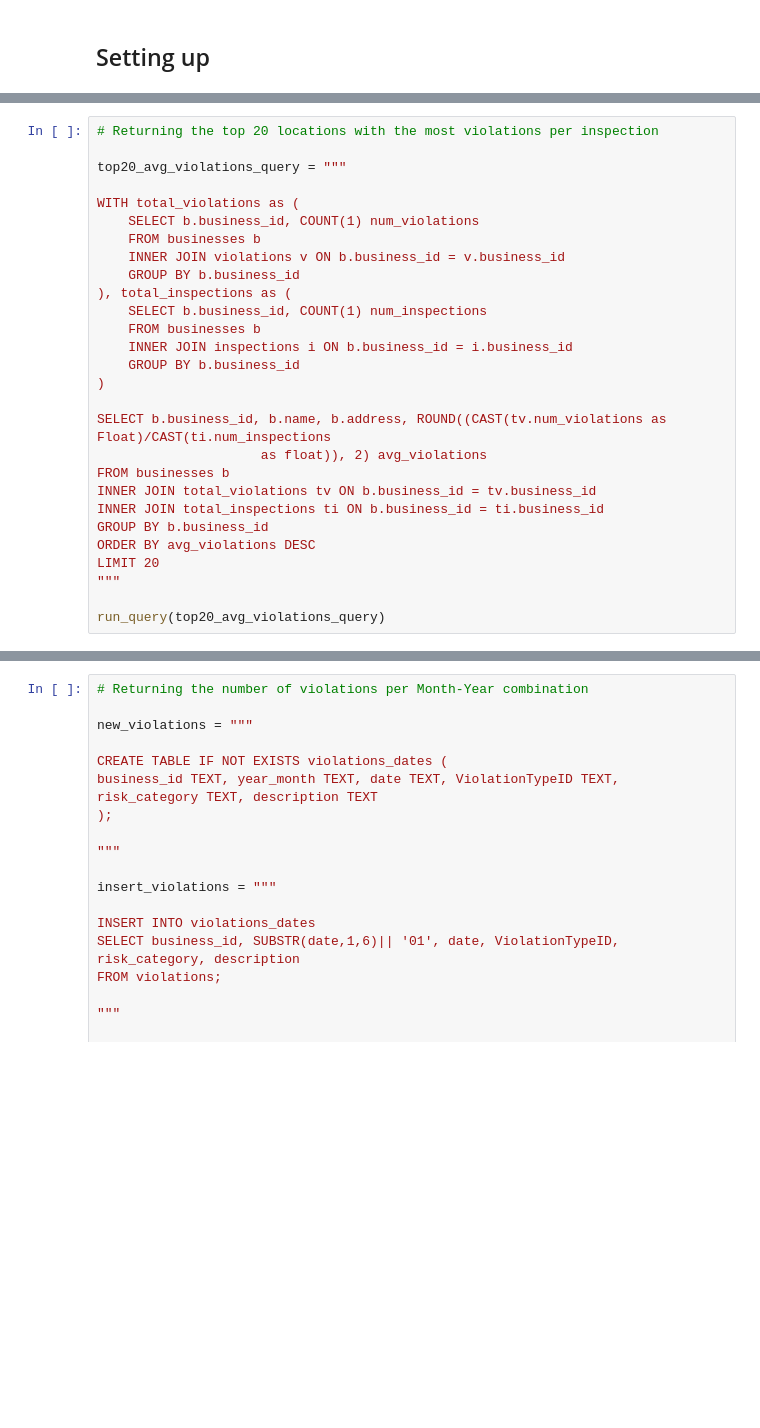
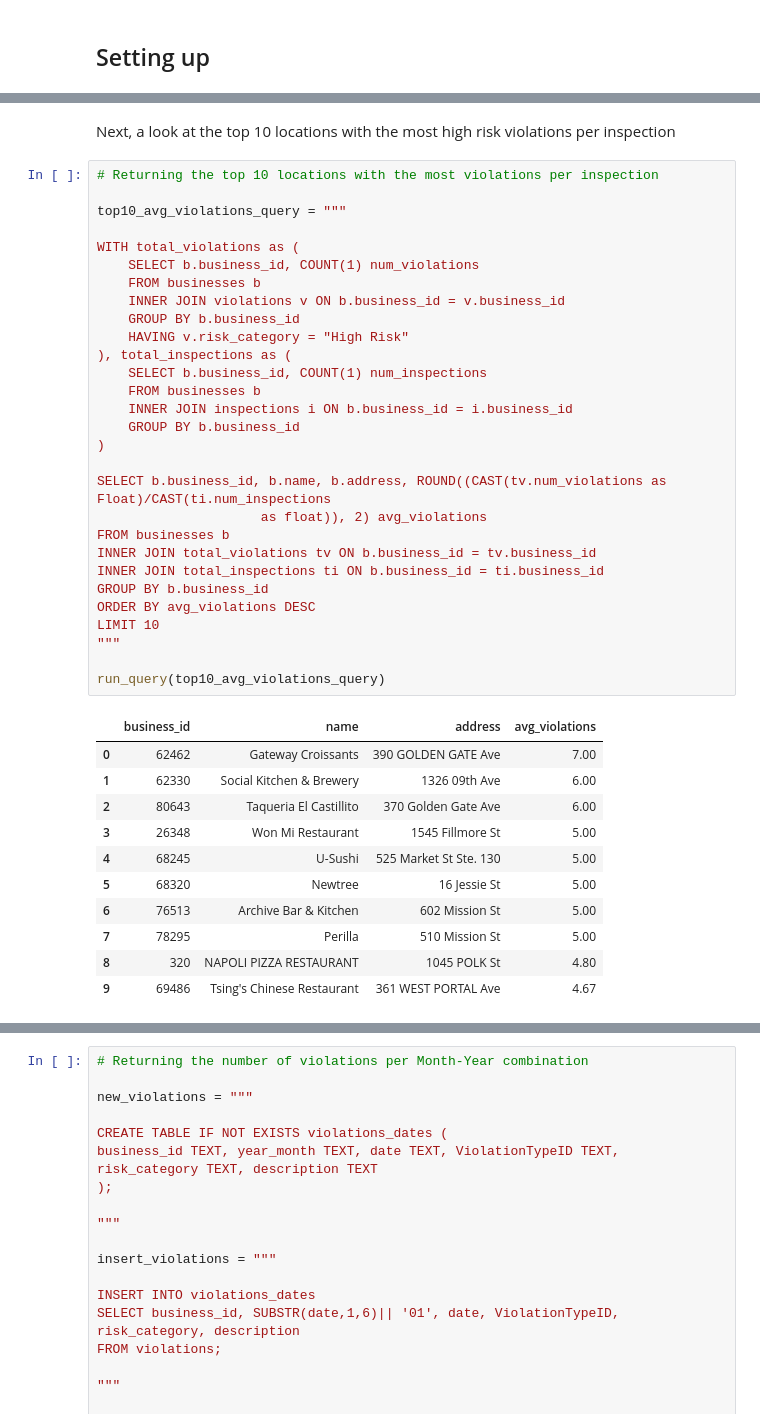
Before and after one commit to the-aaj/portfolio, a Jupyter notebook: San Francisco Health Inspections/San Francisco Restaurant Scores.ipynb, the cells around one changed output, grey strips where cells are left out. Drawn from its saved outputs; the diff is of its cells as text; blank space fills up the shorter version.

```diff
--- a/San Francisco Health Inspections/San Francisco Restaurant Scores.ipynb
+++ b/San Francisco Health Inspections/San Francisco Restaurant Scores.ipynb
@@ -79,28 +108,43 @@ run_query(top20_violations_query)
+# %% [markdown]
+Next, a look at the top 10 locations with the most high risk violations per inspection
 # %%
-# Returning the top 20 locations with the most violations per inspection
+# Returning the top 10 locations with the most violations per inspection
 
-top20_avg_violations_query = """
+top10_avg_violations_query = """
 
 WITH total_violations as (
     SELECT b.business_id, COUNT(1) num_violations
     FROM businesses b
     INNER JOIN violations v ON b.business_id = v.business_id
     GROUP BY b.business_id
+    HAVING v.risk_category = "High Risk"
 ), total_inspections as (
     SELECT b.business_id, COUNT(1) num_inspections
     FROM businesses b
     INNER JOIN inspections i ON b.business_id = i.business_id
     GROUP BY b.business_id
 )
 
 SELECT b.business_id, b.name, b.address, ROUND((CAST(tv.num_violations as Float)/CAST(ti.num_inspections
                      as float)), 2) avg_violations
 FROM businesses b
 INNER JOIN total_violations tv ON b.business_id = tv.business_id
 INNER JOIN total_inspections ti ON b.business_id = ti.business_id
 GROUP BY b.business_id
 ORDER BY avg_violations DESC
-LIMIT 20
+LIMIT 10
 """
 
-run_query(top20_avg_violations_query)
+run_query(top10_avg_violations_query)
+# %% [output]
+|  | business_id | name | address | avg_violations |
+| 0 | 62462 | Gateway Croissants | 390 GOLDEN GATE Ave | 7.00 |
+| 1 | 62330 | Social Kitchen & Brewery | 1326 09th Ave | 6.00 |
+| 2 | 80643 | Taqueria El Castillito | 370 Golden Gate Ave | 6.00 |
+| 3 | 26348 | Won Mi Restaurant | 1545 Fillmore St | 5.00 |
+| 4 | 68245 | U-Sushi | 525 Market St Ste. 130 | 5.00 |
+| 5 | 68320 | Newtree | 16 Jessie St | 5.00 |
+| 6 | 76513 | Archive Bar & Kitchen | 602 Mission St | 5.00 |
+| 7 | 78295 | Perilla | 510 Mission St | 5.00 |
+| 8 | 320 | NAPOLI PIZZA RESTAURANT | 1045 POLK St | 4.80 |
+| 9 | 69486 | Tsing's Chinese Restaurant | 361 WEST PORTAL Ave | 4.67 |
```
Also changed, not shown: parts of 13 cells of this notebook, 1 other file.
